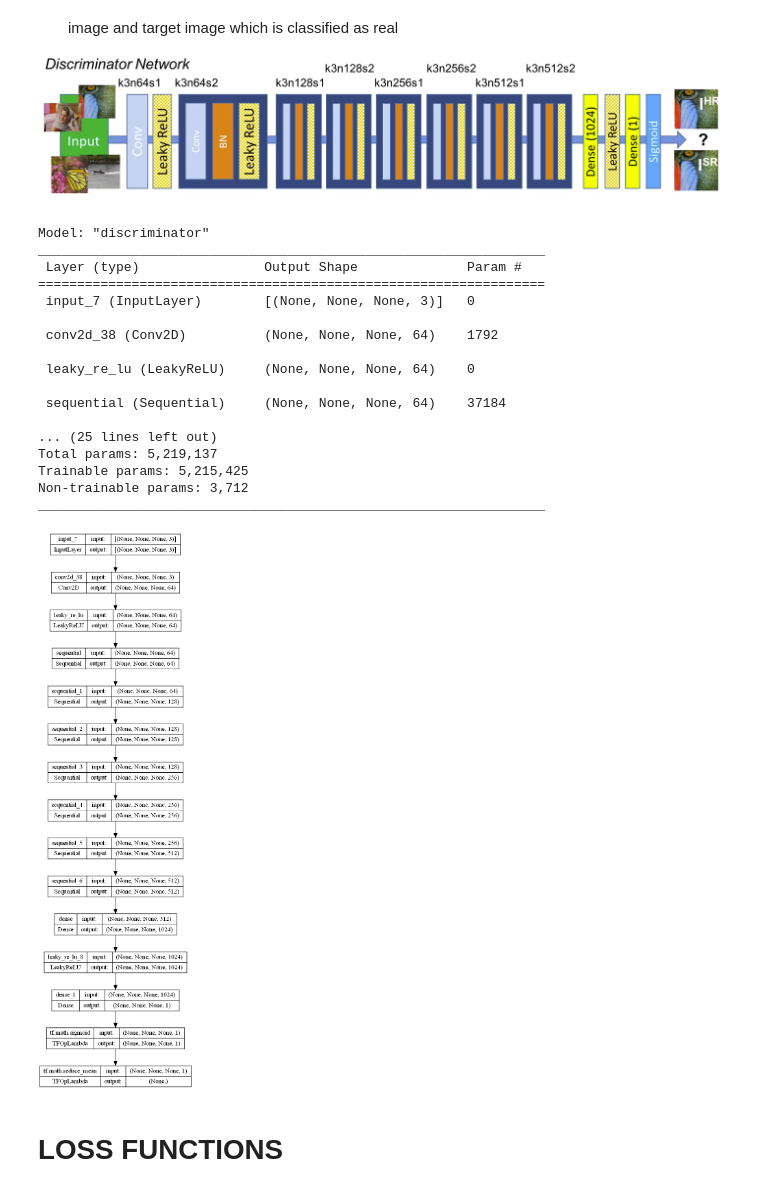
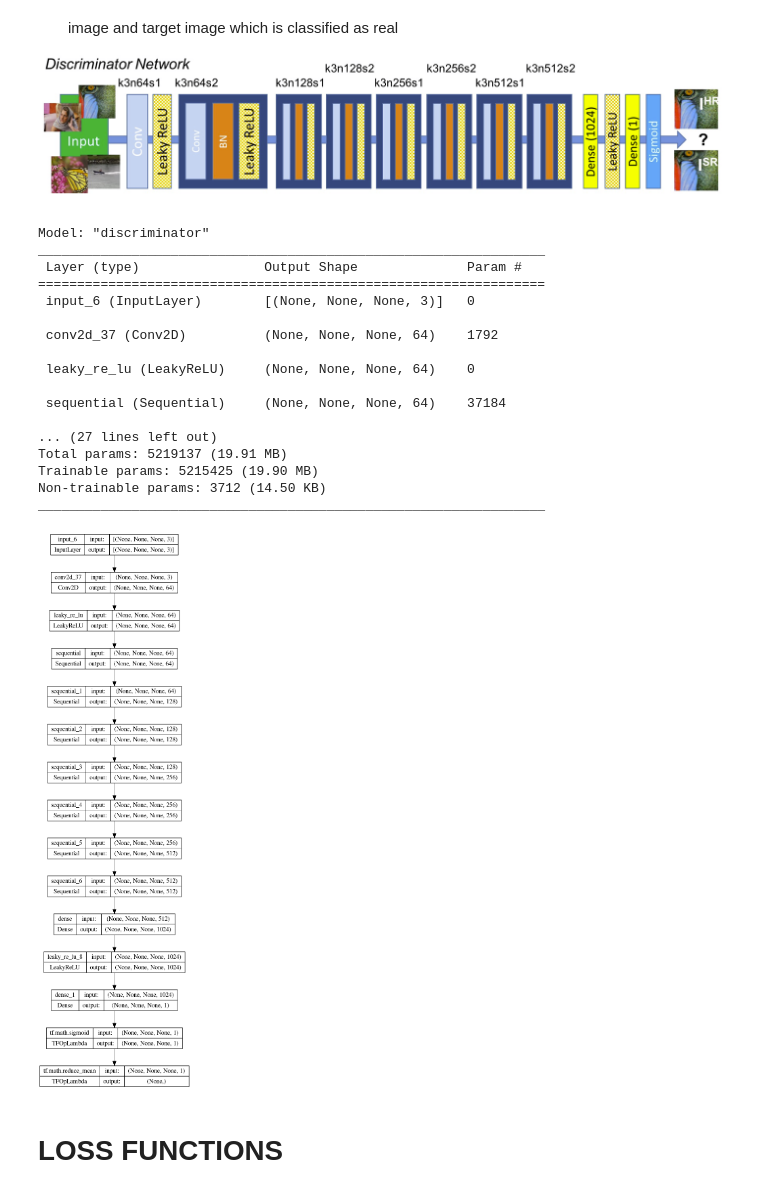
Before and after one commit to Deviousrage/img_upscaling_06062023, a Jupyter notebook: gan_training.ipynb, the cells around one changed output. Cells and saved outputs as stored; diff of their text form; code cells hidden in the pictures.

```diff
--- a/gan_training.ipynb
+++ b/gan_training.ipynb
@@ -311,33 +317,30 @@ def Discriminator():
 # %%
-#initializing discriminator
+# initializing discriminator
 discriminator = Discriminator()
 
-if load_weights == True and weights_file_index != None:
-    discriminator.load_weights(weights_folder + "discriminator" + weights_file_index)
-
-#summary of trainable variables
+# summary of trainable variables
 discriminator.summary()
-#plot the modle grathp
+# plot the modle grathp
 tf.keras.utils.plot_model(discriminator, show_shapes=True)
 # %% [output]
 Model: "discriminator"
 _________________________________________________________________
  Layer (type)                Output Shape              Param #
 =================================================================
- input_7 (InputLayer)        [(None, None, None, 3)]   0
+ input_6 (InputLayer)        [(None, None, None, 3)]   0
 
- conv2d_38 (Conv2D)          (None, None, None, 64)    1792
+ conv2d_37 (Conv2D)          (None, None, None, 64)    1792
 
  leaky_re_lu (LeakyReLU)     (None, None, None, 64)    0
 
  sequential (Sequential)     (None, None, None, 64)    37184
 
-... (25 lines left out)
-Total params: 5,219,137
-Trainable params: 5,215,425
-Non-trainable params: 3,712
+... (27 lines left out)
+Total params: 5219137 (19.91 MB)
+Trainable params: 5215425 (19.90 MB)
+Non-trainable params: 3712 (14.50 KB)
 _________________________________________________________________
-[figure, old version]
+[figure, new version]
 # %% [markdown]
 # LOSS FUNCTIONS
 # %% [markdown]
```
Also changed, not shown: parts of 17 cells of this notebook.
